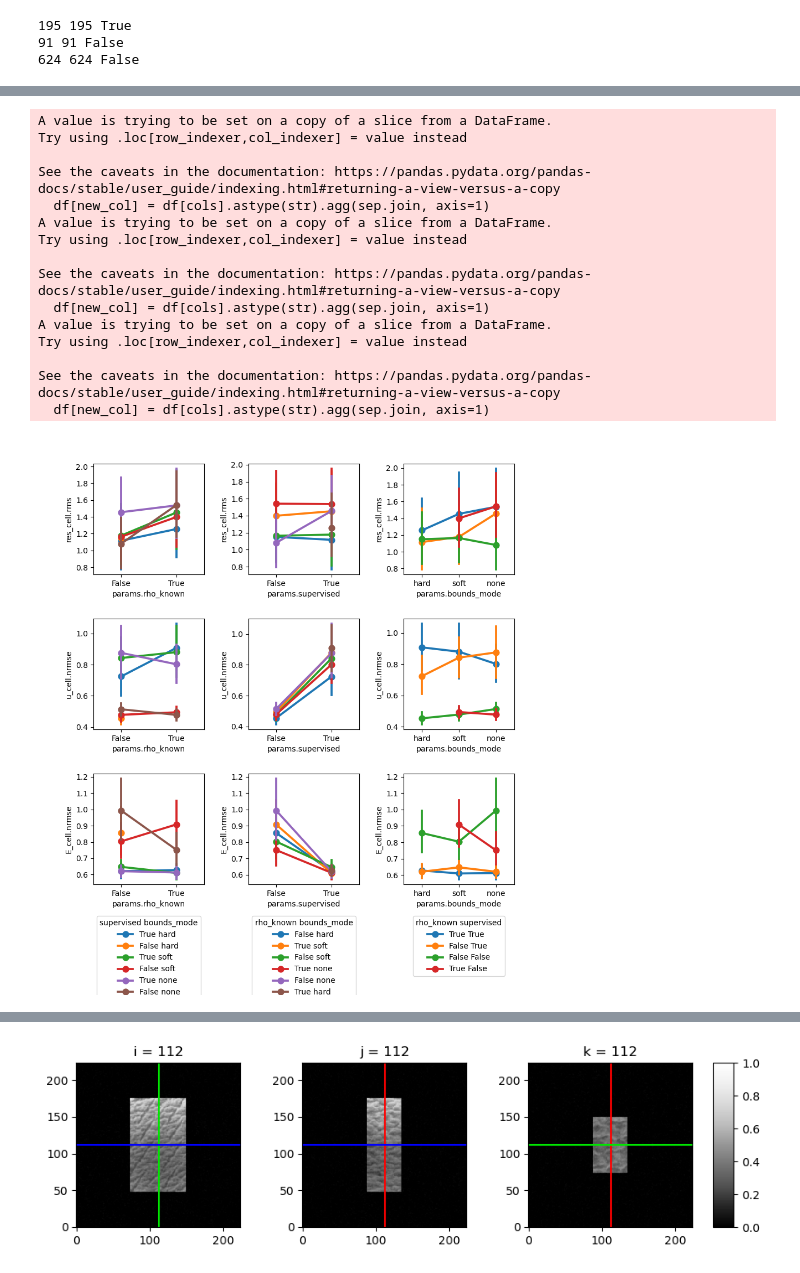
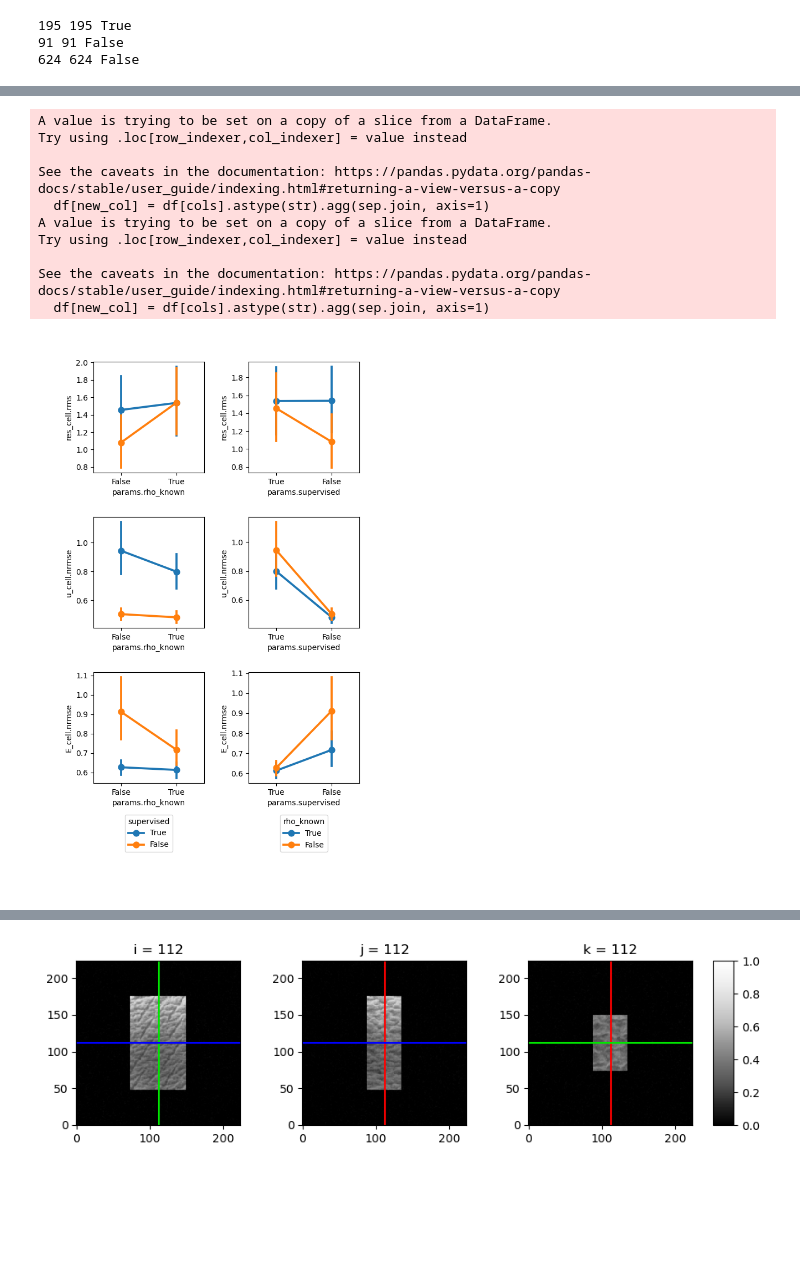
Before and after one commit to mattragoza/lung-project, a Jupyter notebook: notebooks/shapenet/32-training-experiment-new.ipynb, the cells around one changed output, grey strips where cells are left out. Saved outputs shown, nothing was run; the diff lists cells and outputs as text; code cells hidden in the pictures; blank space fills up the shorter version.

```diff
--- a/notebooks/shapenet/32-training-experiment-new.ipynb
+++ b/notebooks/shapenet/32-training-experiment-new.ipynb
@@ -403,8 +418,8 @@ def parse_subjects(path, prefix):
     with open(path) as f:
         for line in f:
             if line.startswith(prefix):
-                part = line[len(prefix):].strip()
-                return ast.literal_eval(part)
+                subjs = line[len(prefix):].strip()
+                return ast.literal_eval(subjs)
 
 test_set1 = parse_subjects(jobs_t.iloc[0].stdout_path, prefix='Test subjects:')
 test_set2 = parse_subjects(jobs_t.iloc[1].stdout_path, prefix='Test subjects:')
@@ -440,0 +483,4 @@ len(bad_set)
+# %%
+ex_df_o['val_subject'] = ~ex_df_o['params.subject'].isin(test_set1 | bad_set)
+
+ex_df_o.groupby(['params.rho_known', 'val_subject']).count()
@@ -441,14 +495,16 @@ len(bad_set)
 # %%
 %autoreload
 ex_df = pd.concat([
-    ex_df_t[ex_df_t.epoch == 10],
-    ex_df_o[~ex_df_o['params.subject'].isin(test_set1) & ~ex_df_o['params.subject'].isin(bad_set)]
+    ex_df_t[(ex_df_t.epoch == 20) & (ex_df_t.phase == 'val') & (ex_df_t['params.bounds_mode'] == 'none')],
+    ex_df_o[ex_df_o.subject.isin(val_set1)]
 ])
+ex_df['params.rho_known']  = ex_df['params.rho_known'].astype(bool)
 ex_df['params.supervised'] = ex_df['params.supervised'].astype(bool)
 
 ex_df['method'] = 'unknown'
 ex_df.loc[(ex_df.phase == 'optimize'), 'method'] = 'FEM-opt'
 ex_df.loc[(ex_df.phase != 'optimize') & ex_df['params.supervised'], 'method'] = 'sup-DL'
 ex_df.loc[(ex_df.phase != 'optimize') & ~ex_df['params.supervised'], 'method'] = 'FEM-DL'
-ex_df['method'].unique()
+
+ex_df.groupby(['method', 'params.rho_known']).describe()
 # %% [output]
@@ -521,38 +610,33 @@ def plot(df, x, y):
         ax_width=2,
         padding=[1.0, 0.5, 2.0, 0.5],
         spacing=[0.8, 0.8]
     )
     for i, x in enumerate(xs):
         hue = add_group_column(df, [c for c in xs if c != x])
         for j, y in enumerate(ys):
             ax = axes[j,i]
             sns.pointplot(df, x=x, y=y, hue=hue, ax=ax, legend=True)
             ax.get_legend().remove()
             if j + 1 == n_rows:
                 handles, labels = ax.get_legend_handles_labels()
                 title = hue.replace('params.', '')
                 ax.legend(handles, labels, loc='upper center', bbox_to_anchor=[0.5, -0.25], title=title)
 
 plot(
     ex_df[ex_df.method != 'FEM-opt'],
-    x=['params.rho_known', 'params.supervised', 'params.bounds_mode'],
+    x=['params.rho_known', 'params.supervised'],
     y=['res_cell.rms', 'u_cell.nrmse', 'E_cell.nrmse']
 )
 # %% [output]
 A value is trying to be set on a copy of a slice from a DataFrame.
 Try using .loc[row_indexer,col_indexer] = value instead
 
 See the caveats in the documentation: https://pandas.pydata.org/pandas-docs/stable/user_guide/indexing.html#returning-a-view-versus-a-copy
   df[new_col] = df[cols].astype(str).agg(sep.join, axis=1)
 A value is trying to be set on a copy of a slice from a DataFrame.
 Try using .loc[row_indexer,col_indexer] = value instead
 
 See the caveats in the documentation: https://pandas.pydata.org/pandas-docs/stable/user_guide/indexing.html#returning-a-view-versus-a-copy
   df[new_col] = df[cols].astype(str).agg(sep.join, axis=1)
-A value is trying to be set on a copy of a slice from a DataFrame.
-Try using .loc[row_indexer,col_indexer] = value instead
-
-See the caveats in the documentation: https://pandas.pydata.org/pandas-docs/stable/user_guide/indexing.html#returning-a-view-versus-a-copy
-  df[new_col] = df[cols].astype(str).agg(sep.join, axis=1)
-[figure, old version]
+[figure, new version]
 # %%
```
Also changed, not shown: parts of 28 cells of this notebook, 4 other files.
